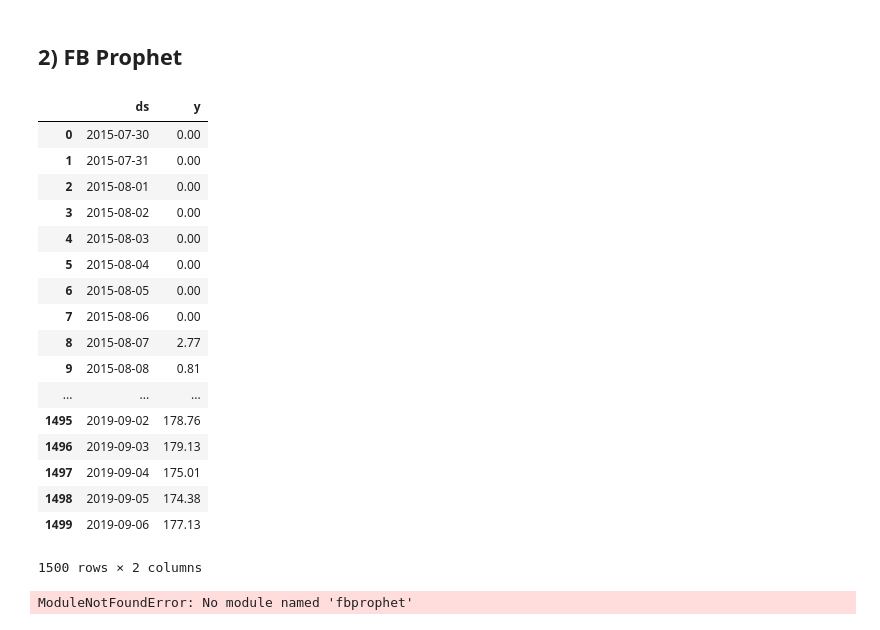
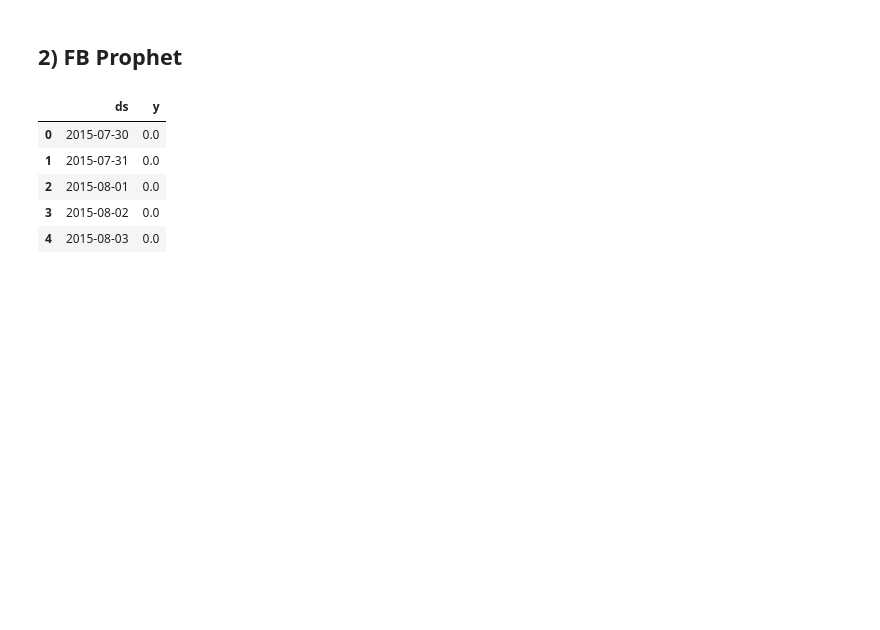
Before and after one commit to y4m4rx/appliedDataScienceProject, a Jupyter notebook: sezi/Combine.ipynb, the cells around one changed output. Cells and saved outputs as stored; diff of their text form; code cells hidden in the pictures; blank space fills up the shorter version.

```diff
--- a/sezi/Combine.ipynb
+++ b/sezi/Combine.ipynb
@@ -628,37 +684,47 @@ plt.show()
 ## 2) FB Prophet
 # %%
 from fbprophet import Prophet
+from fbprophet.plot import plot_cross_validation_metric
+from fbprophet.diagnostics import performance_metrics
+from fbprophet.diagnostics import cross_validation
+pd.plotting.register_matplotlib_converters()
 
 df_prophet = pd.DataFrame(columns=["ds","y"])
 df_prophet["ds"] =  ts_data.index.values
 df_prophet["y"] = ts_data.Price.values
-display(df_prophet)
+display(df_prophet.head())
 
-model = Prophet(daily_seasonality=True)
-model.fit(df_prophet)
-future_dates = model.make_future_dataframe(periods=30)
+change_points = [0.01, 0.05, 0.10, 0.15, 0.20]
+def hyperparameter_tuning_prophet(data, change_points, periods):
+    fig, ax = plt.subplots(5,1, figsize = (14, 20))
+    ax = ax.ravel()
+    j = 0
+    for i in change_points:
+        model = Prophet(changepoint_prior_scale=i,daily_seasonality=True)
+        model.fit(data)
+        future = model.make_future_dataframe(periods=periods)
+        forecast = model.predict(future)
 
-forecast = model.predict(future_dates)
-forecast[['ds', 'yhat', 'yhat_lower', 'yhat_upper']].tail()
+        fig = model.plot(forecast, ax = ax[j])
+        ax[j].set_title('changepoint prior = ' + str(i))
+        j += 1
 
-model.plot(forecast,uncertainty=True)
+
+
+
+def fit_prophet(df_prophet, periods, change_point):
+    model = Prophet(changepoint_prior_scale=change_point, daily_seasonality=True)
+    model.fit(df_prophet)
+    future_dates = model.make_future_dataframe(periods=periods)
+    forecast = model.predict(future_dates)
+    forecast[['ds', 'yhat', 'yhat_lower', 'yhat_upper']].tail()
+    model.plot(forecast,uncertainty=True)
+    model.plot_components(forecast)
+    plt.show()
 # %% [output]
 |  | ds | y |
-| 0 | 2015-07-30 | 0.00 |
-| 1 | 2015-07-31 | 0.00 |
-| 2 | 2015-08-01 | 0.00 |
-| 3 | 2015-08-02 | 0.00 |
-| 4 | 2015-08-03 | 0.00 |
-| 5 | 2015-08-04 | 0.00 |
-| 6 | 2015-08-05 | 0.00 |
-| 7 | 2015-08-06 | 0.00 |
-| 8 | 2015-08-07 | 2.77 |
-| 9 | 2015-08-08 | 0.81 |
-| ... | ... | ... |
-| 1495 | 2019-09-02 | 178.76 |
-| 1496 | 2019-09-03 | 179.13 |
-| 1497 | 2019-09-04 | 175.01 |
-| 1498 | 2019-09-05 | 174.38 |
-| 1499 | 2019-09-06 | 177.13 |
+| 0 | 2015-07-30 | 0.0 |
+| 1 | 2015-07-31 | 0.0 |
+| 2 | 2015-08-01 | 0.0 |
+| 3 | 2015-08-02 | 0.0 |
+| 4 | 2015-08-03 | 0.0 |
-1500 rows × 2 columns
-ModuleNotFoundError: No module named 'fbprophet'
```
Also changed, not shown: parts of 31 cells of this notebook.
